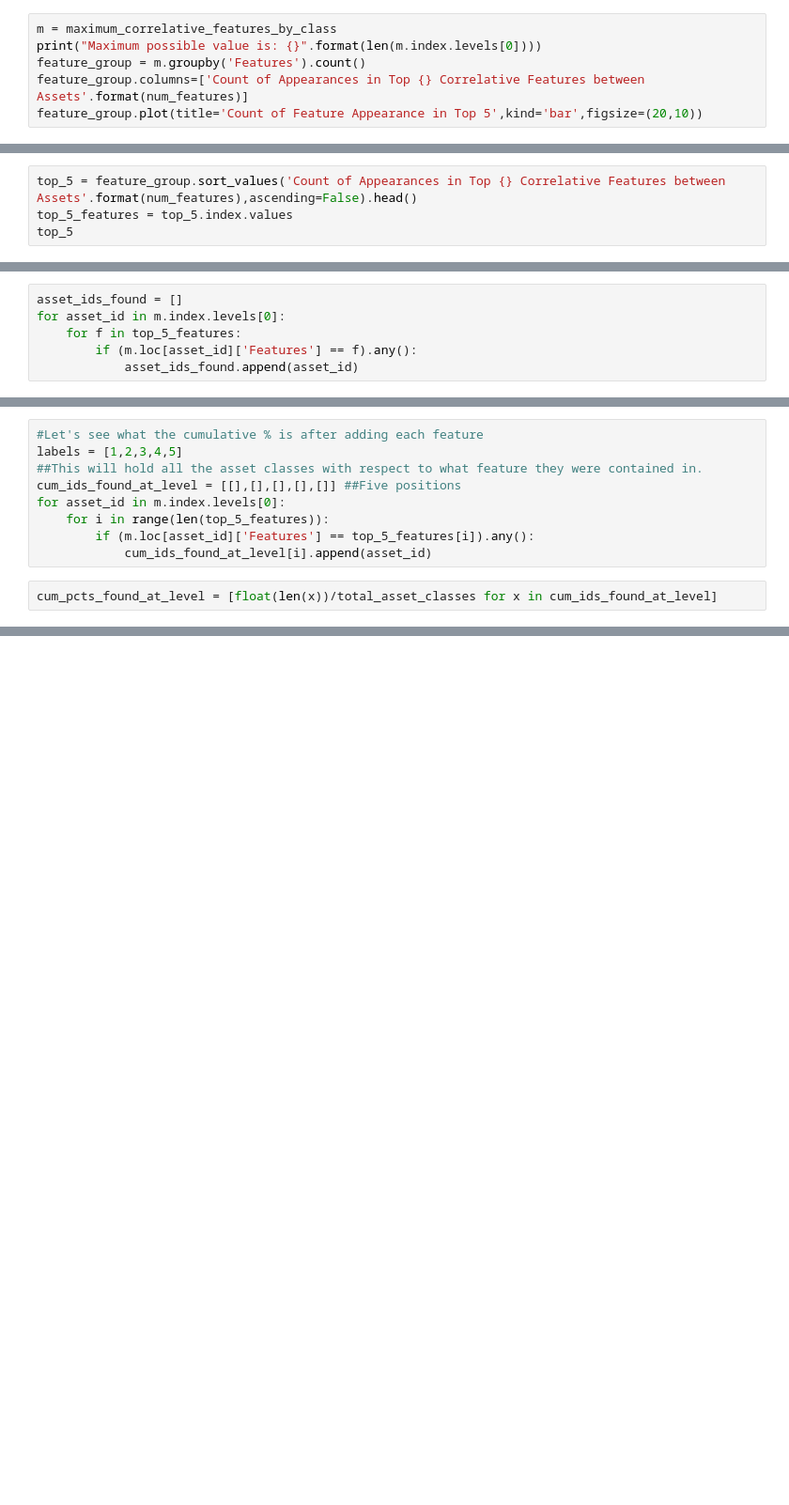
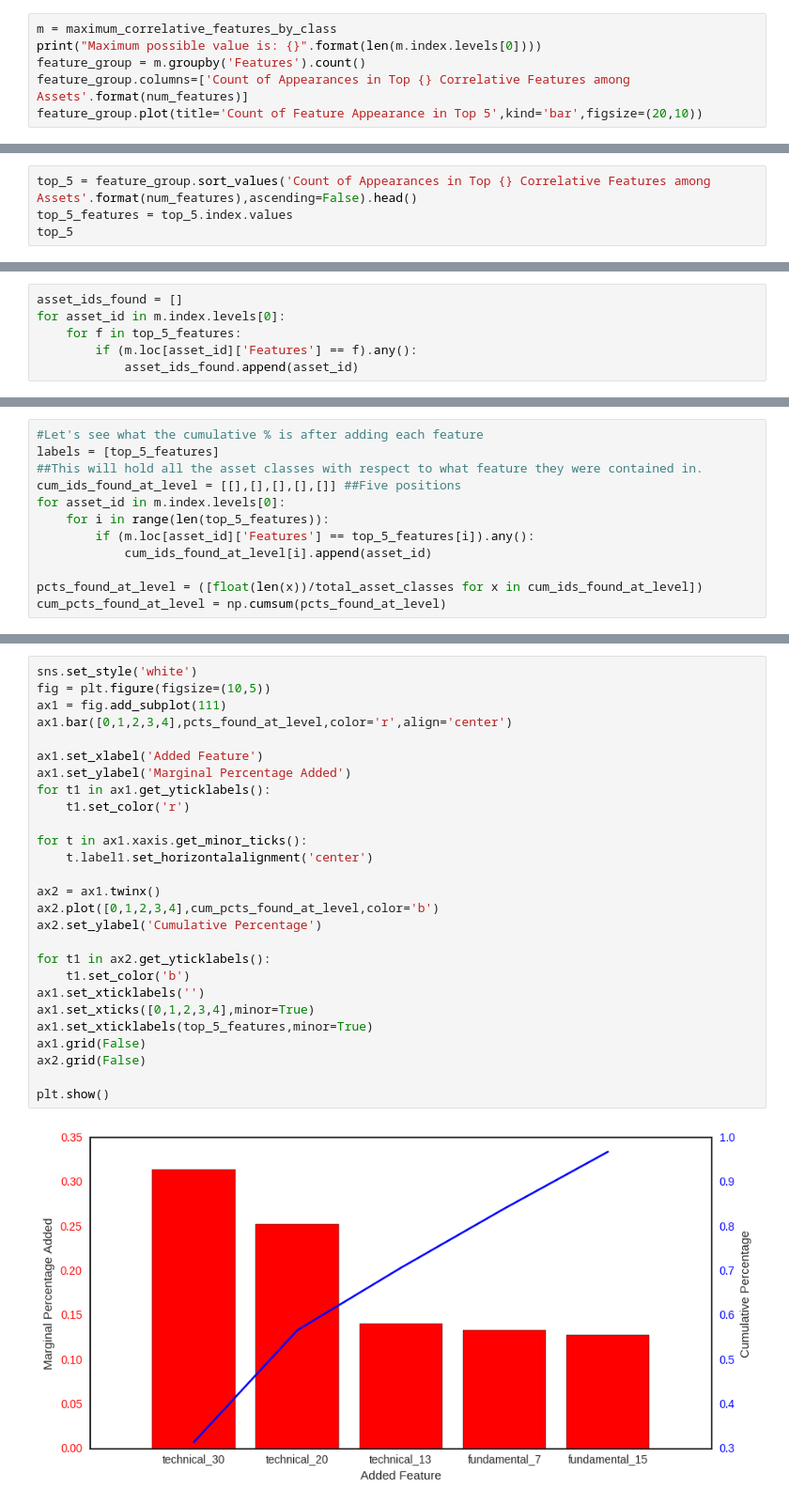
Before and after one commit to mattdeak/TwoSigma-Kaggle, a Jupyter notebook: TwoSigma Asset Grouping.ipynb, the cells around one changed output, grey strips where cells are left out. Shown at 94% size. Saved outputs shown, nothing was run; the diff lists cells and outputs as text; blank space fills up the shorter version.

```diff
--- a/TwoSigma Asset Grouping.ipynb
+++ b/TwoSigma Asset Grouping.ipynb
@@ -63,14 +65,14 @@ maximum_correlative_features_by_class = asset_class.apply(get_corr_by_feature,nu
 m = maximum_correlative_features_by_class
 print("Maximum possible value is: {}".format(len(m.index.levels[0])))
 feature_group = m.groupby('Features').count()
-feature_group.columns=['Count of Appearances in Top {} Correlative Features between Assets'.format(num_features)]
+feature_group.columns=['Count of Appearances in Top {} Correlative Features among Assets'.format(num_features)]
 feature_group.plot(title='Count of Feature Appearance in Top 5',kind='bar',figsize=(20,10))
 # %% [output]
 Maximum possible value is: 1424
 <matplotlib.axes._subplots.AxesSubplot at 0x...>
 [figure]
 # %%
-top_5 = feature_group.sort_values('Count of Appearances in Top {} Correlative Features between Assets'.format(num_features),ascending=False).head()
+top_5 = feature_group.sort_values('Count of Appearances in Top {} Correlative Features among Assets'.format(num_features),ascending=False).head()
 top_5_features = top_5.index.values
 top_5
 # %% [output]
@@ -106,11 +108,12 @@ print ("% of IDs that contain at least one of the top 5 predictive features: {:.
 # %%
 #Let's see what the cumulative % is after adding each feature
-labels = [1,2,3,4,5]
+labels = [top_5_features]
 ##This will hold all the asset classes with respect to what feature they were contained in.
 cum_ids_found_at_level = [[],[],[],[],[]] ##Five positions
 for asset_id in m.index.levels[0]:
     for i in range(len(top_5_features)):
         if (m.loc[asset_id]['Features'] == top_5_features[i]).any():
             cum_ids_found_at_level[i].append(asset_id)
+
+pcts_found_at_level = ([float(len(x))/total_asset_classes for x in cum_ids_found_at_level])
+cum_pcts_found_at_level = np.cumsum(pcts_found_at_level)
-# %%
-cum_pcts_found_at_level = [float(len(x))/total_asset_classes for x in cum_ids_found_at_level]
@@ -232,0 +122,29 @@ asset_class_count.loc[0]['timestamp']
+# %%
+sns.set_style('white')
+fig = plt.figure(figsize=(10,5))
+ax1 = fig.add_subplot(111)
+ax1.bar([0,1,2,3,4],pcts_found_at_level,color='r',align='center')
+
+ax1.set_xlabel('Added Feature')
+ax1.set_ylabel('Marginal Percentage Added')
+for t1 in ax1.get_yticklabels():
+    t1.set_color('r')
+
+for t in ax1.xaxis.get_minor_ticks():
+    t.label1.set_horizontalalignment('center')
+
+ax2 = ax1.twinx()
+ax2.plot([0,1,2,3,4],cum_pcts_found_at_level,color='b')
+ax2.set_ylabel('Cumulative Percentage')
+
+for t1 in ax2.get_yticklabels():
+    t1.set_color('b')
+ax1.set_xticklabels('')
+ax1.set_xticks([0,1,2,3,4],minor=True)
+ax1.set_xticklabels(top_5_features,minor=True)
+ax1.grid(False)
+ax2.grid(False)
+
+plt.show()
+# %% [output]
+[figure, added]
```
Also changed, not shown: parts of 17 cells of this notebook.
